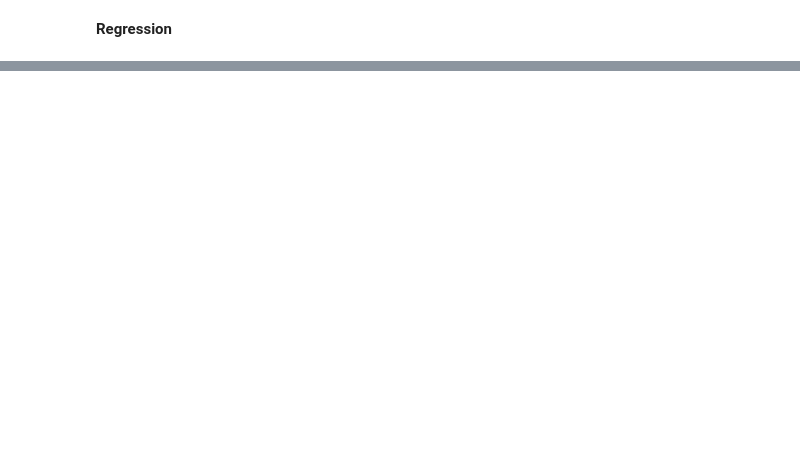
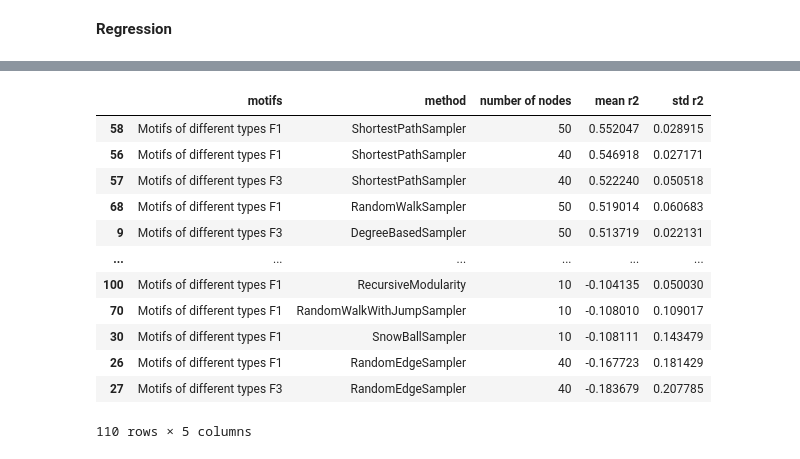
Before and after one commit to anpolol/DifusionPredictionUsingMotifs, a Jupyter notebook: Visual.ipynb, the cells around one changed output, grey strips where cells are left out. Drawn from its saved outputs; the diff is of its cells as text; code cells hidden in the pictures; blank space fills up the shorter version.

```diff
--- a/Visual.ipynb
+++ b/Visual.ipynb
@@ -71,0 +103,27 @@ X_sample_f1_regression = dict(map(lambda e: (e[0], dict(map(lambda o: (o[0], o[1
+# %%
+from datetime import datetime
+from functools import partial
+
+MSE_methods_f1 = dict()
+MSE_methods_f3 = dict()
+MSE_methods_nodif = dict()
+
+for method in methods:
+    d = datetime.now()
+    name_of_method = str(method).split('.')[-1].split("'")[0]
+    MSE_methods_f1.setdefault(name_of_method, dict())
+    MSE_methods_f3.setdefault(name_of_method, dict())
+    MSE_methods_nodif.setdefault(name_of_method, dict())
+    # here is a parallelization
+
+    inp = zip([method] * int((r - l) / step), list(range(l, r, step)))
+    with Pool(num_workers) as executor:
+        res = executor.map(partial(find_MSE, X_full_f1, X_full_f3, X_sample_f1[name_of_method],
+                                              X_sample_f3[name_of_method], graphs), inp)
+
+    for number_of_nodes, MSE_f1, MSE_f3, MSE_nodif in res:
+        MSE_methods_f1[name_of_method][str(number_of_nodes)] = MSE_f1
+        MSE_methods_f3[name_of_method][str(number_of_nodes)] = MSE_f3
+        MSE_methods_nodif[name_of_method][str(number_of_nodes)] = MSE_nodif
+
+    print(datetime.now() - d)
@@ -72,11 +141,16 @@ X_sample_f1_regression = dict(map(lambda e: (e[0], dict(map(lambda o: (o[0], o[1
+# %%
+with open('./DataHelp/MSE_methods_f1.pickle', 'wb') as f:
+    pickle.dump(MSE_methods_f1, f)
+with open('./DataHelp/MSE_methods_f3.pickle', 'wb') as f:
+    pickle.dump(MSE_methods_f3, f)
 # %%
 #MSE уже подсчитанные можно загрузить
 with open('./DataHelp/MSE_methods_f1.pickle','rb') as f:
     MSE_methods_f1=pickle.load(f)
 with open('./DataHelp/MSE_methods_f3.pickle','rb') as f:
     MSE_methods_f3=pickle.load(f)
-with open('./DataHelp/MSE_methods_nodif.pickle', 'rb') as f:
-    MSE_methods_nodif=pickle.load(f)
+#with open('./DataHelp/MSE_methods_nodif.pickle', 'rb') as f:
+#    MSE_methods_nodif=pickle.load(f)
 # %% [markdown]
 **отрисовка MSE**
 # %%
@@ -215,0 +258,2 @@ for method in methods:
+# %%
+res = pd.DataFrame(res, columns=cols).sort_values('mean r2', ascending=False)
@@ -215,0 +280,16 @@ for method in methods:
+# %%
+res
+# %% [output]
+|  | motifs | method | number of nodes | mean r2 | std r2 |
+| 58 | Motifs of different types F1 | ShortestPathSampler | 50 | 0.552047 | 0.028915 |
+| 56 | Motifs of different types F1 | ShortestPathSampler | 40 | 0.546918 | 0.027171 |
+| 57 | Motifs of different types F3 | ShortestPathSampler | 40 | 0.522240 | 0.050518 |
+| 68 | Motifs of different types F1 | RandomWalkSampler | 50 | 0.519014 | 0.060683 |
+| 9 | Motifs of different types F3 | DegreeBasedSampler | 50 | 0.513719 | 0.022131 |
+| ... | ... | ... | ... | ... | ... |
+| 100 | Motifs of different types F1 | RecursiveModularity | 10 | -0.104135 | 0.050030 |
+| 70 | Motifs of different types F1 | RandomWalkWithJumpSampler | 10 | -0.108010 | 0.109017 |
+| 30 | Motifs of different types F1 | SnowBallSampler | 10 | -0.108111 | 0.143479 |
+| 26 | Motifs of different types F1 | RandomEdgeSampler | 40 | -0.167723 | 0.181429 |
+| 27 | Motifs of different types F3 | RandomEdgeSampler | 40 | -0.183679 | 0.207785 |
+110 rows × 5 columns
```
Also changed, not shown: parts of 11 cells of this notebook.
